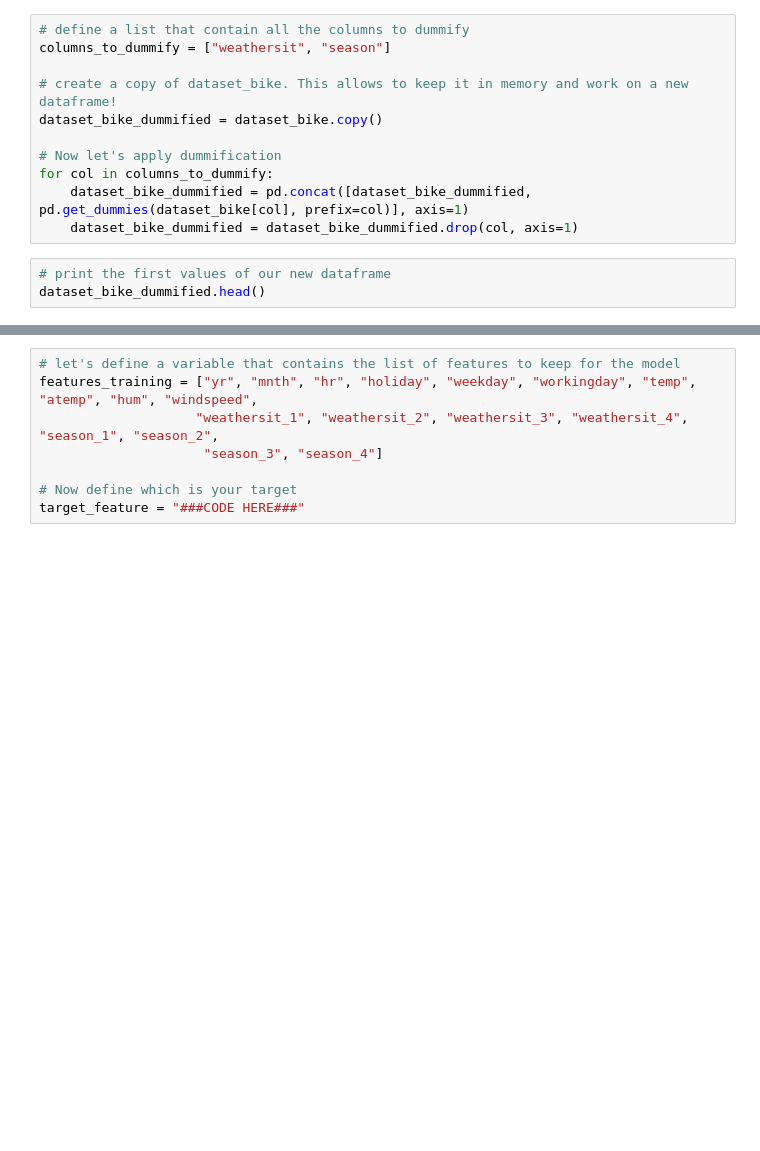
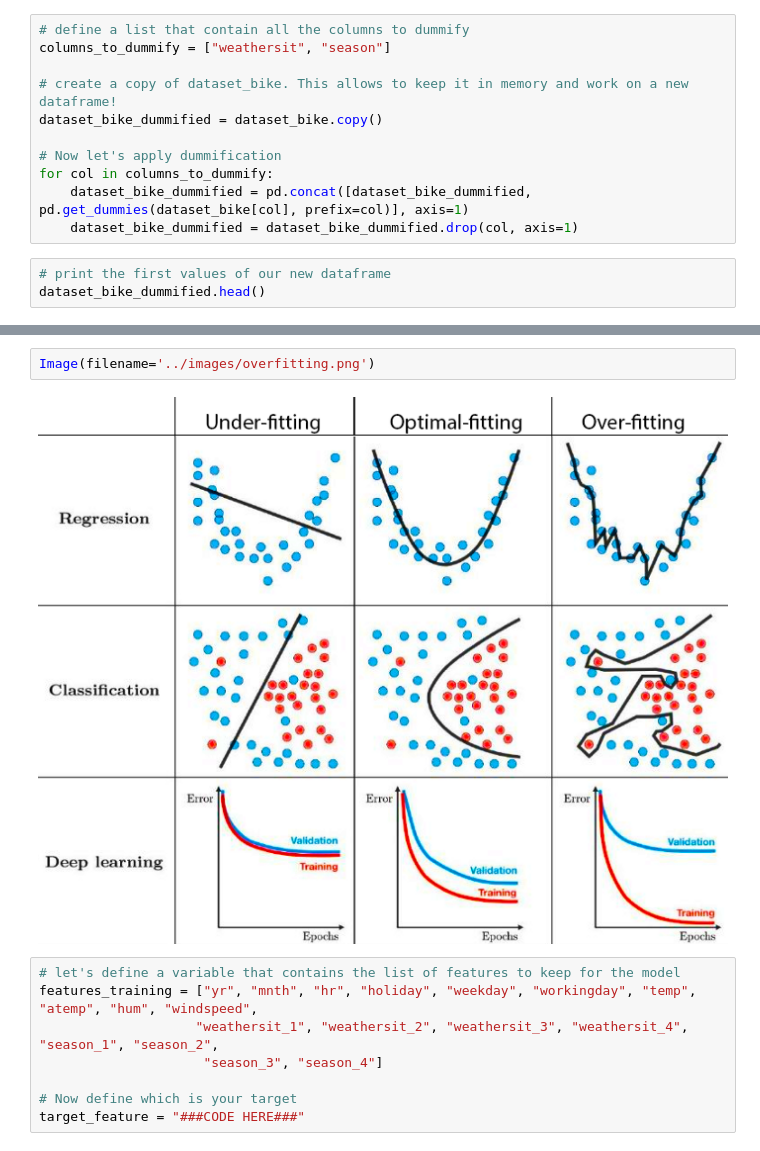
Before and after one commit to sgrah-oss/maker-1st-ML-model, a Jupyter notebook: TP_1st_ML_model/STEP_1_basic_model.ipynb, the cells around one changed output, grey strips where cells are left out. Drawn from its saved outputs; the diff is of its cells as text; blank space fills up the shorter version.

Commit message:
add image for overfitting in notebook

```diff
--- a/TP_1st_ML_model/STEP_1_basic_model.ipynb
+++ b/TP_1st_ML_model/STEP_1_basic_model.ipynb
@@ -163,3 +184,7 @@ Then, let's split your dataframe into train and test. Usually, we use the letter
+# %%
+Image(filename='../images/overfitting.png')
+# %% [output]
+[figure, added]
 # %%
 # let's define a variable that contains the list of features to keep for the model
 features_training = ["yr", "mnth", "hr", "holiday", "weekday", "workingday", "temp", "atemp", "hum", "windspeed",
```
Also changed, not shown: parts of 3 cells of this notebook, 1 other file.
